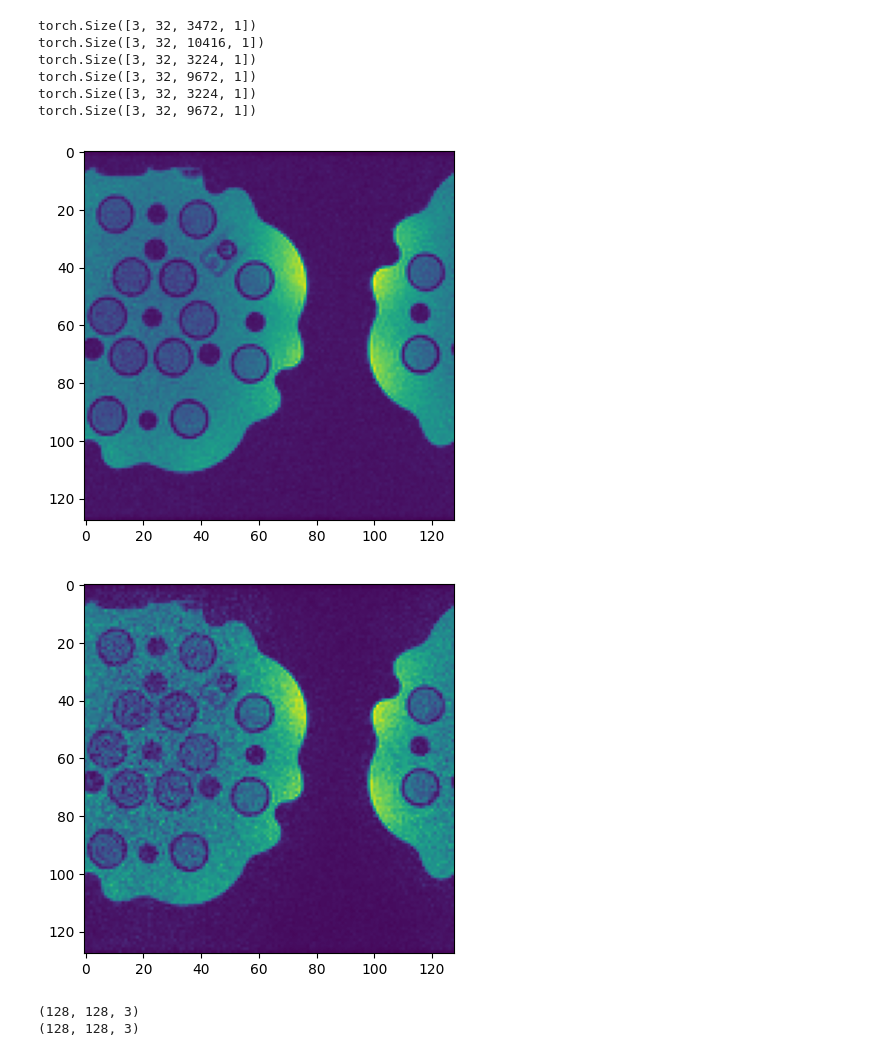
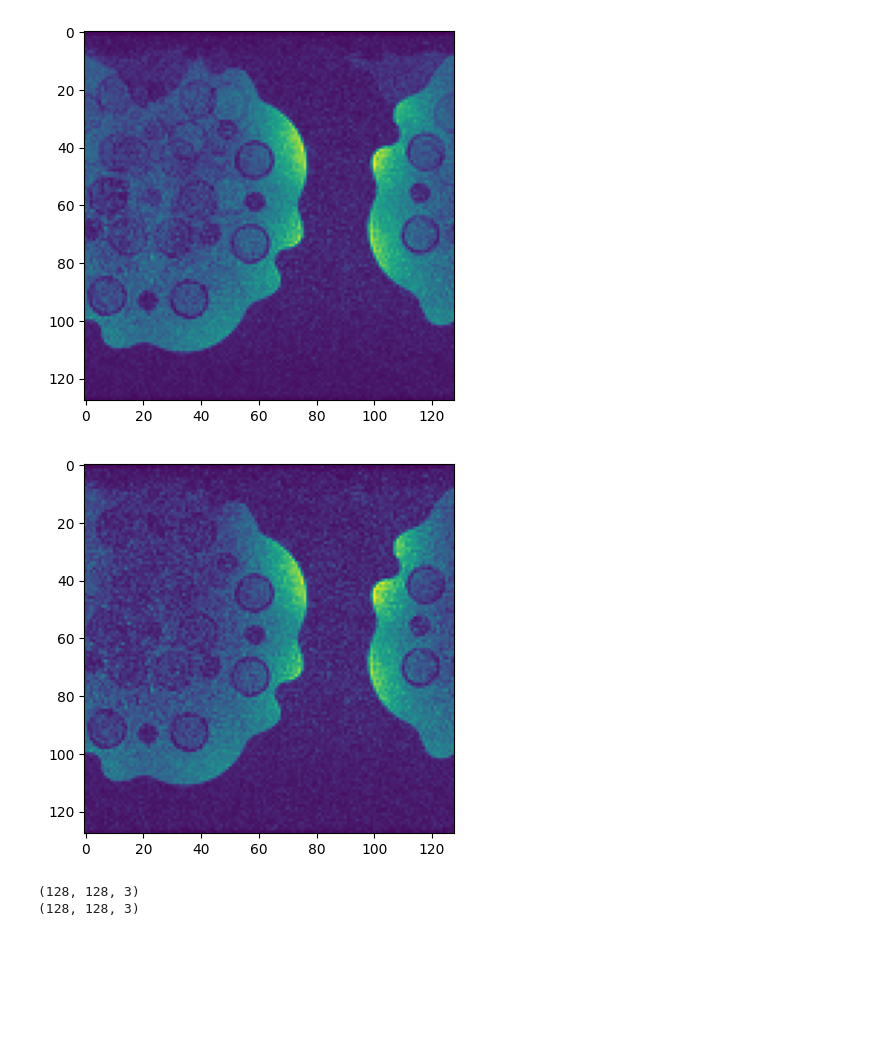
Before and after one commit to AdaptiveMRILab/MultibandMRI, a Jupyter notebook: dev_split_slice_grappa.ipynb, the cells around one changed output. Drawn from its saved outputs; the diff is of its cells as text; code cells hidden in the pictures; blank space fills up the shorter version.

Commit message:
in-plane grappa implementation

```diff
--- a/dev_split_slice_grappa.ipynb
+++ b/dev_split_slice_grappa.ipynb
@@ -62,40 +62,48 @@ calib_data = data[:,i1:i2,...]
 target = torch.tensor(calib_data.transpose(3,2,0,1), dtype=torch.complex64, device=device)
 
 # calibrate the kernels
-sg1 = split_slice_grappa(target, accel=(1,1), kernel_size=(5,5), tik=0.0, final_matrix_size=(128,128))
-sg2 = split_slice_grappa(target, accel=(1,2), kernel_size=(5,4), tik=0.0, final_matrix_size=(128,128))
+sg1 = slice_grappa(target, accel=(1,1), kernel_size=(3,3), tik=0.0, final_matrix_size=(128,128))
+sg2 = slice_grappa(target, accel=(1,2), kernel_size=(5,4), tik=0.0, final_matrix_size=(128,128))
+spsg1 = split_slice_grappa(target, accel=(1,1), kernel_size=(3,3), tik=0.0, final_matrix_size=(128,128))
+spsg2 = split_slice_grappa(target, accel=(1,2), kernel_size=(5,4), tik=0.0, final_matrix_size=(128,128))
-# %% [output]
-torch.Size([3, 32, 3472, 1])
-torch.Size([3, 32, 10416, 1])
-torch.Size([3, 32, 3224, 1])
-torch.Size([3, 32, 9672, 1])
-torch.Size([3, 32, 3224, 1])
-torch.Size([3, 32, 9672, 1])
 # %%
 aliased_source = torch.tensor(aliased_ksp.transpose(2,0,1)[None,...], dtype=torch.complex64, device=device)
 recon_R1 = sg1.apply(aliased_source).cpu().numpy().transpose(2,3,0,1)
 recon_R1 = ifft2d(recon_R1, dims=(0,1))
 recon_R1 = np.sqrt(np.sum(np.abs(recon_R1 * recon_R1.conj()), axis=-1))
 
+recon_sp_R1 = spsg1.apply(aliased_source).cpu().numpy().transpose(2,3,0,1)
+recon_sp_R1 = ifft2d(recon_sp_R1, dims=(0,1))
+recon_sp_R1 = np.sqrt(np.sum(np.abs(recon_sp_R1 * recon_sp_R1.conj()), axis=-1))
+
 aliased_source[...,1::2] = 0.0
 recon_R2 = sg2.apply(aliased_source).cpu().numpy().transpose(2,3,0,1)
 recon_R2 = ifft2d(recon_R2, dims=(0,1))
 recon_R2 = np.sqrt(np.sum(np.abs(recon_R2 * recon_R2.conj()), axis=-1))
+
+
+recon_sp_R2 = spsg2.apply(aliased_source).cpu().numpy().transpose(2,3,0,1)
+recon_sp_R2 = ifft2d(recon_sp_R2, dims=(0,1))
+recon_sp_R2 = np.sqrt(np.sum(np.abs(recon_sp_R2 * recon_sp_R2.conj()), axis=-1))
 # %%
 slc = 0
 
 plt.figure()
 plt.imshow(recon_R1[:,:,slc])
 plt.show()
 
 plt.figure()
-plt.imshow(recon_R2[:,:,slc])
+plt.imshow(recon_sp_R1[:,:,slc])
 plt.show()
+
+# plt.figure()
+# plt.imshow(recon_R2[:,:,slc])
+# plt.show()
 
 print(recon_R1.shape)
 print(recon_R2.shape)
 # %% [output]
-[figure, old version]
+[figure, new version]
-[figure, old version]
+[figure, new version]
 (128, 128, 3)
 (128, 128, 3)
```
Also changed, not shown: parts of 2 cells of this notebook, 3 other files.
